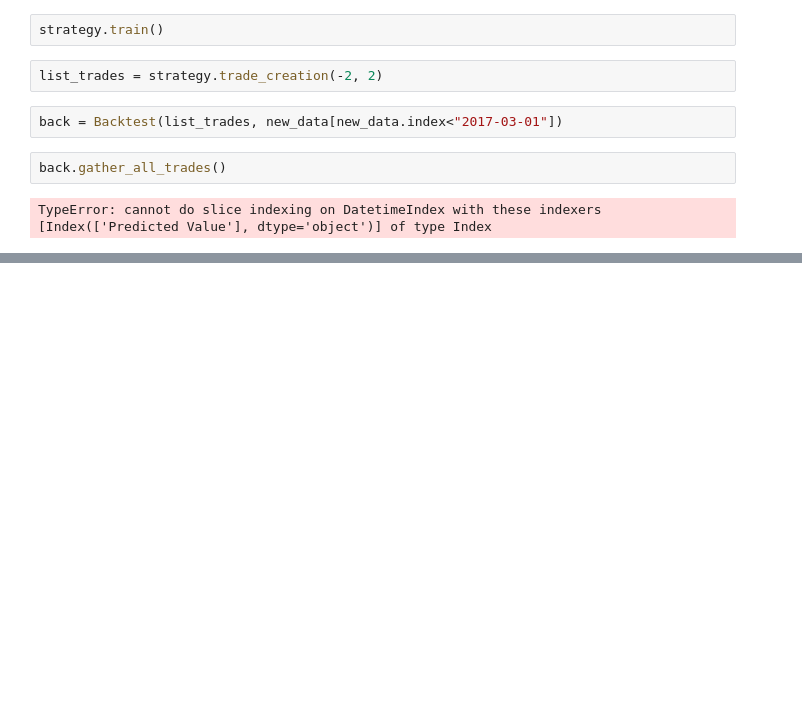
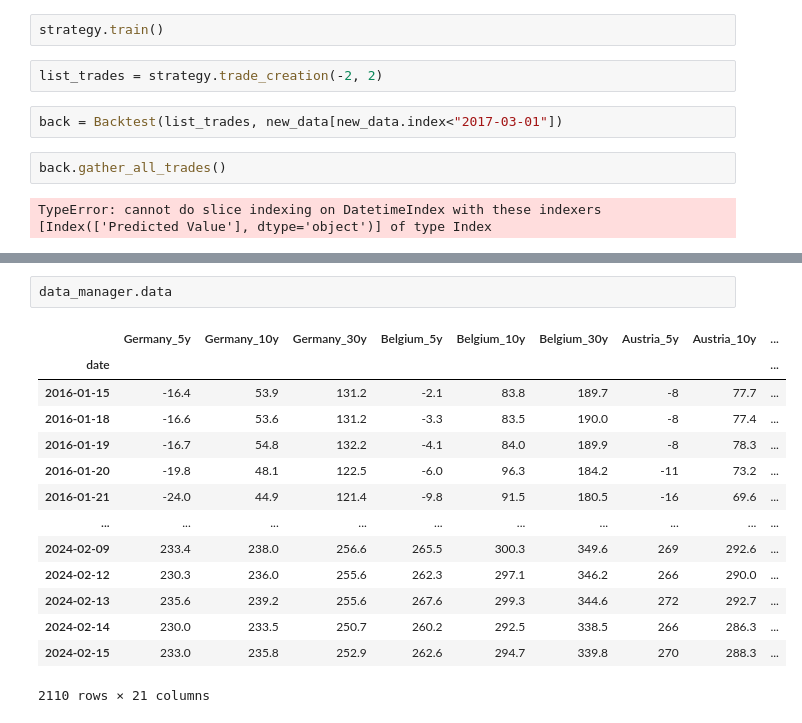
Before and after one commit to MartialLig/Govies_Quant_Trading, a Jupyter notebook: Project/playground.ipynb, the cells around one changed output, grey strips where cells are left out. Drawn from its saved outputs; the diff is of its cells as text; blank space fills up the shorter version.

```diff
--- a/Project/playground.ipynb
+++ b/Project/playground.ipynb
@@ -1001,0 +1170,17 @@ TypeError: cannot do slice indexing on DatetimeIndex with these indexers [Index(
+# %%
+data_manager.data
+# %% [output]
+|  | Germany_5y | Germany_10y | Germany_30y | Belgium_5y | Belgium_10y | Belgium_30y | Austria_5y | Austria_10y | ... |
+| date |  |  |  |  |  |  |  |  | ... |
+| 2016-01-15 | -16.4 | 53.9 | 131.2 | -2.1 | 83.8 | 189.7 | -8 | 77.7 | ... |
+| 2016-01-18 | -16.6 | 53.6 | 131.2 | -3.3 | 83.5 | 190.0 | -8 | 77.4 | ... |
+| 2016-01-19 | -16.7 | 54.8 | 132.2 | -4.1 | 84.0 | 189.9 | -8 | 78.3 | ... |
+| 2016-01-20 | -19.8 | 48.1 | 122.5 | -6.0 | 96.3 | 184.2 | -11 | 73.2 | ... |
+| 2016-01-21 | -24.0 | 44.9 | 121.4 | -9.8 | 91.5 | 180.5 | -16 | 69.6 | ... |
+| ... | ... | ... | ... | ... | ... | ... | ... | ... | ... |
+| 2024-02-09 | 233.4 | 238.0 | 256.6 | 265.5 | 300.3 | 349.6 | 269 | 292.6 | ... |
+| 2024-02-12 | 230.3 | 236.0 | 255.6 | 262.3 | 297.1 | 346.2 | 266 | 290.0 | ... |
+| 2024-02-13 | 235.6 | 239.2 | 255.6 | 267.6 | 299.3 | 344.6 | 272 | 292.7 | ... |
+| 2024-02-14 | 230.0 | 233.5 | 250.7 | 260.2 | 292.5 | 338.5 | 266 | 286.3 | ... |
+| 2024-02-15 | 233.0 | 235.8 | 252.9 | 262.6 | 294.7 | 339.8 | 270 | 288.3 | ... |
+2110 rows × 21 columns
```
Also changed, not shown: parts of 22 cells of this notebook, 4 other files.
